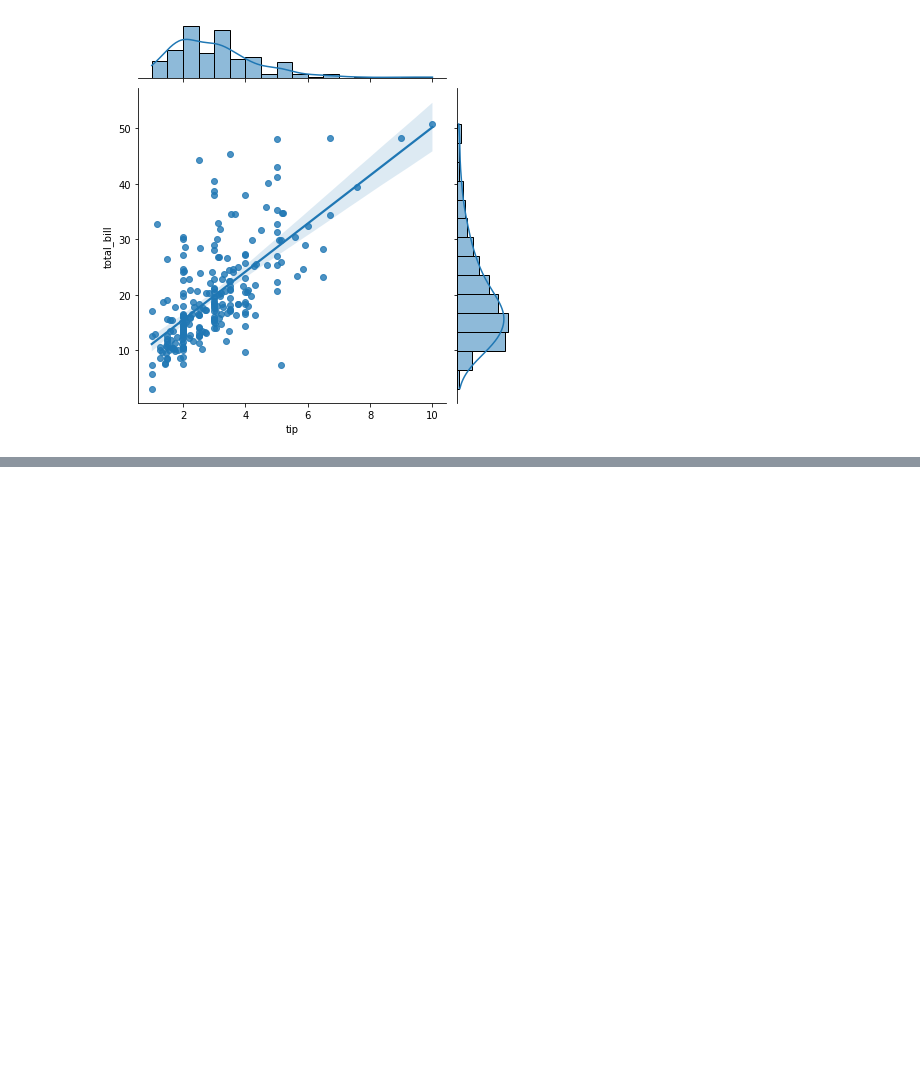
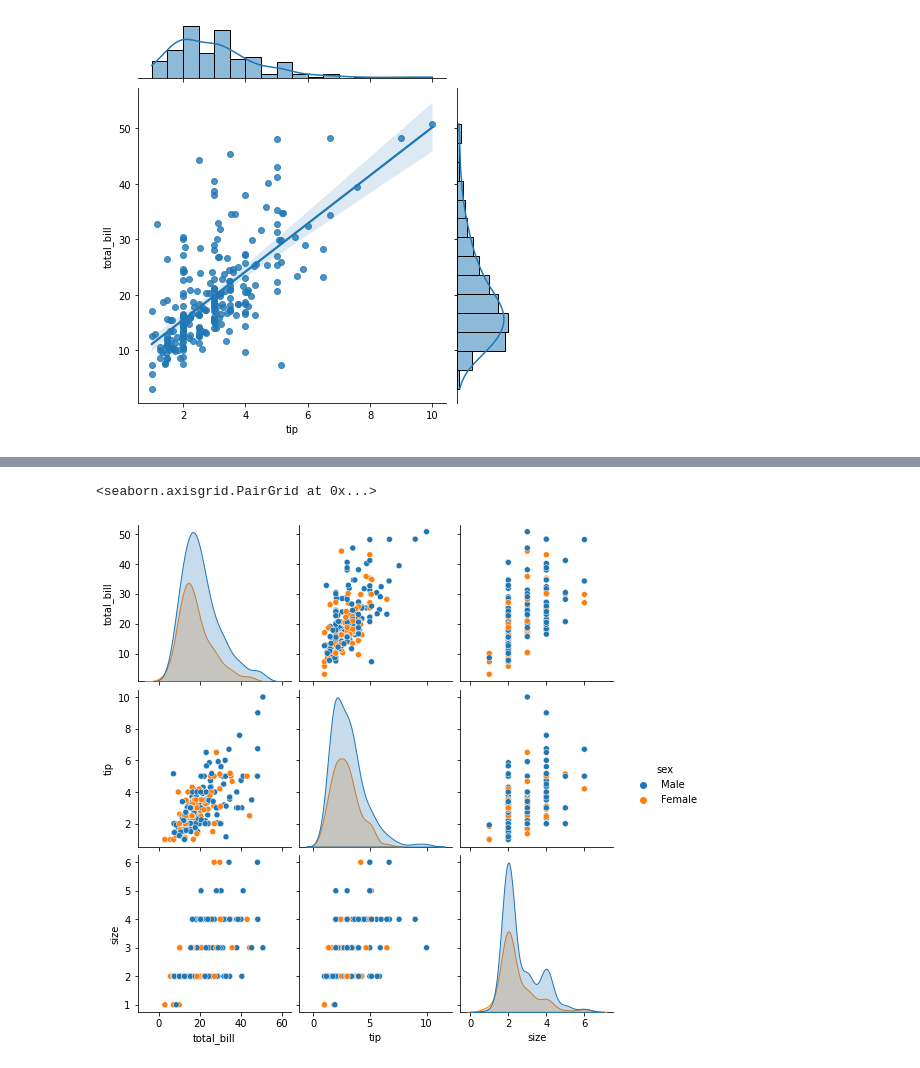
Before and after one commit to Moksh45/Machine-Learning-Code, a Jupyter notebook: Seaborn.ipynb, the cells around one changed output, grey strips where cells are left out. Cells and saved outputs as stored; diff of their text form; code cells hidden in the pictures; blank space fills up the shorter version.

```diff
--- a/Seaborn.ipynb
+++ b/Seaborn.ipynb
@@ -41,0 +49,5 @@ sns.jointplot(x='tip',y='total_bill',data=df,kind='reg')
+# %%
+sns.pairplot(df,hue='sex')
+# %% [output]
+<seaborn.axisgrid.PairGrid at 0x...>
+[figure, added]
```
Also changed, not shown: parts of 9 cells of this notebook.
